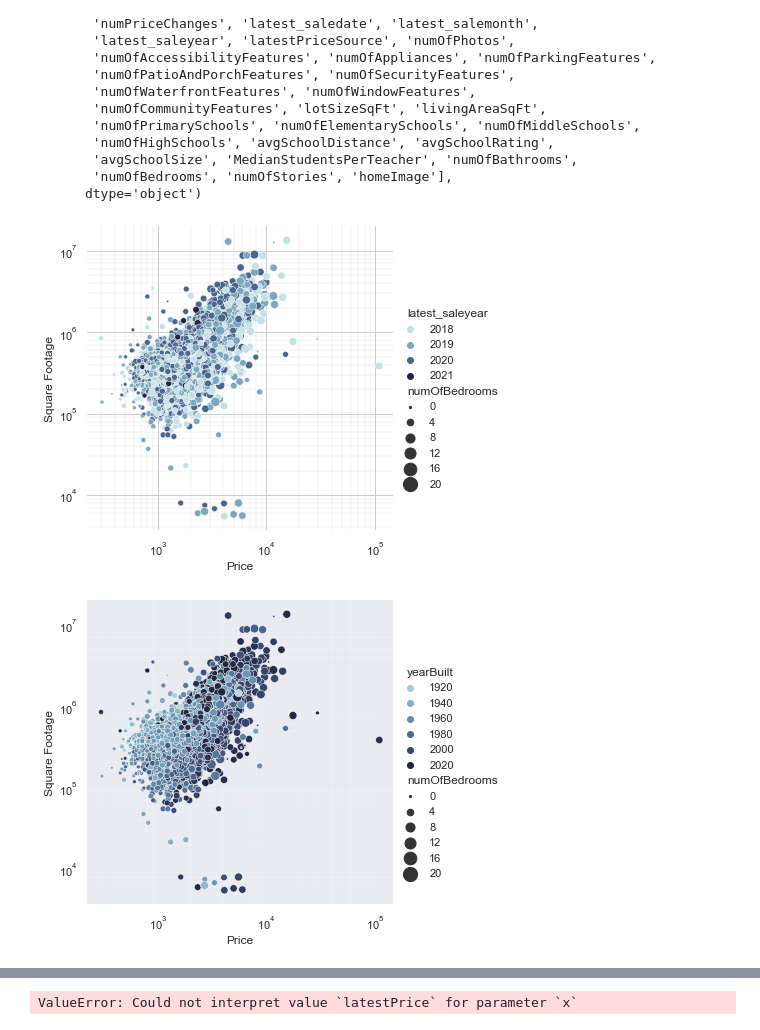
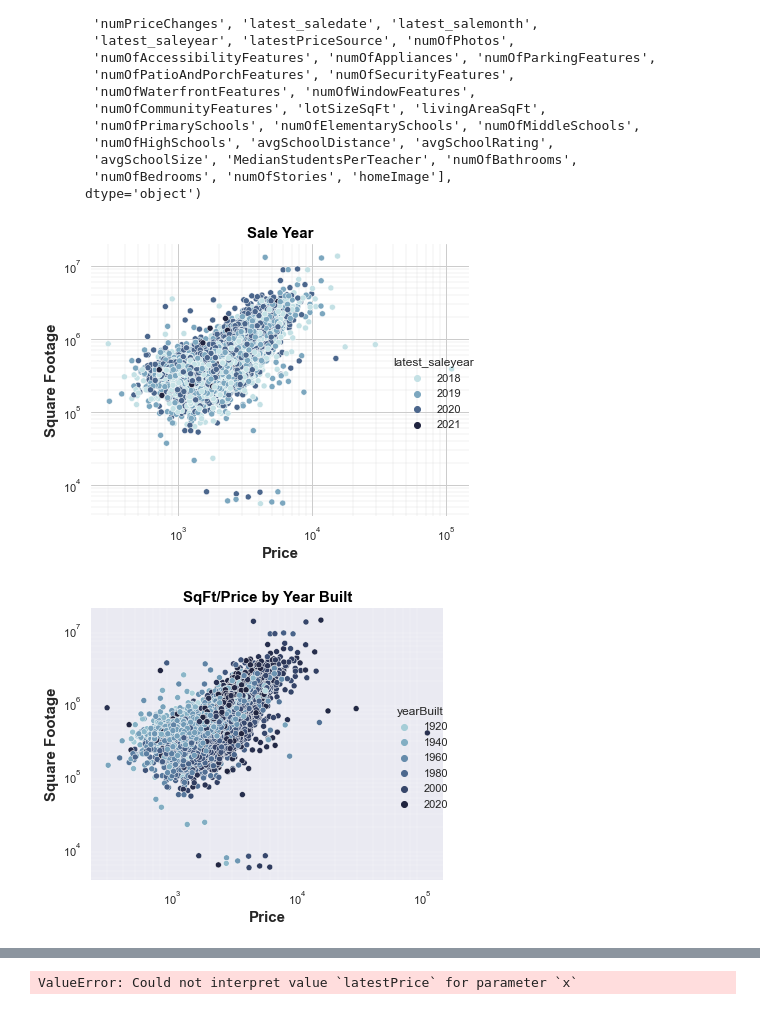
Before and after one commit to jonarnold3065/SMU_Project-1, a Jupyter notebook: Jons_Work/Seaborn Scatters.ipynb, the cells around one changed output, grey strips where cells are left out. Saved outputs shown, nothing was run; the diff lists cells and outputs as text; code cells hidden in the pictures.

Commit message:
general updates to scatterplots

```diff
--- a/Jons_Work/Seaborn Scatters.ipynb
+++ b/Jons_Work/Seaborn Scatters.ipynb
@@ -81,44 +81,52 @@ cmap = sns.cubehelix_palette(rot=-.2, as_cmap=True)
 g = sns.relplot(
     data=cleanDf,
     x="livingAreaSqFt", y="latestPrice",
-    hue="latest_saleyear", size="numOfBedrooms",
+    hue="latest_saleyear",
     palette=cmap, sizes=(5, 200),
 )
 g.set(xscale="log", yscale="log")
 g.ax.xaxis.grid(True, "minor", linewidth=.25)
 g.set_xlabels("Price")
 g.set_ylabels("Square Footage")
-g.set_titles('Price, SqFt, Bed/Bath')
+# g.set_titles('Price, SqFt, Bed/Bath')
 g.ax.yaxis.grid(True, "minor", linewidth=.25)
 g.despine(left=True, bottom=True)
 
-plt.savefig(r'Seaborn_scatter.png', dpi = 100)
+plt.title("Sale Year", fontweight="bold", fontsize=15, color="black", fontname="sans-serif")
+plt.xlabel("Price", fontweight="bold", fontsize=15, fontname="sans-serif")
+plt.ylabel("Square Footage", fontweight="bold", fontsize=15, fontname="sans-serif")
+plt.tight_layout()
+plt.savefig(r'Seaborn_scatter_v2.png', dpi = 100)
 # %% [output]
-[figure, old version]
+[figure, new version]
 # %%
 sns.set_theme(style="dark")
 
 # Load the example planets dataset
 
 
 cmap = sns.cubehelix_palette(rot=-.2, as_cmap=True)
 g = sns.relplot(
     data=cleanDf,
     x="livingAreaSqFt", y="latestPrice",
-    hue="yearBuilt", size="numOfBedrooms",
+    hue="yearBuilt",
     palette=cmap, sizes=(5, 200),
 )
 g.set(xscale="log", yscale="log")
 g.ax.xaxis.grid(True, "minor", linewidth=.25)
 g.set_xlabels("Price")
 g.set_ylabels("Square Footage")
 g.set_titles('Price, SqFt, Bed/Bath')
 g.ax.yaxis.grid(True, "minor", linewidth=.25)
 g.despine(left=True, bottom=True)
 
-plt.savefig(r'Seaborn_scatter_year_built.png', dpi = 100)
+plt.title("SqFt/Price by Year Built", fontweight="bold", fontsize=15, color="black", fontname="sans-serif")
+plt.xlabel("Price", fontweight="bold", fontsize=15, fontname="sans-serif")
+plt.ylabel("Square Footage", fontweight="bold", fontsize=15, fontname="sans-serif")
+plt.tight_layout()
+plt.savefig(r'Seaborn_scatter_year_built_v2.png', dpi = 100)
 # %% [output]
-[figure, old version]
+[figure, new version]
 # %%
 sns.set_theme(style="white")
 
```
Also changed, not shown: parts of 2 cells of this notebook, 6 other files.
